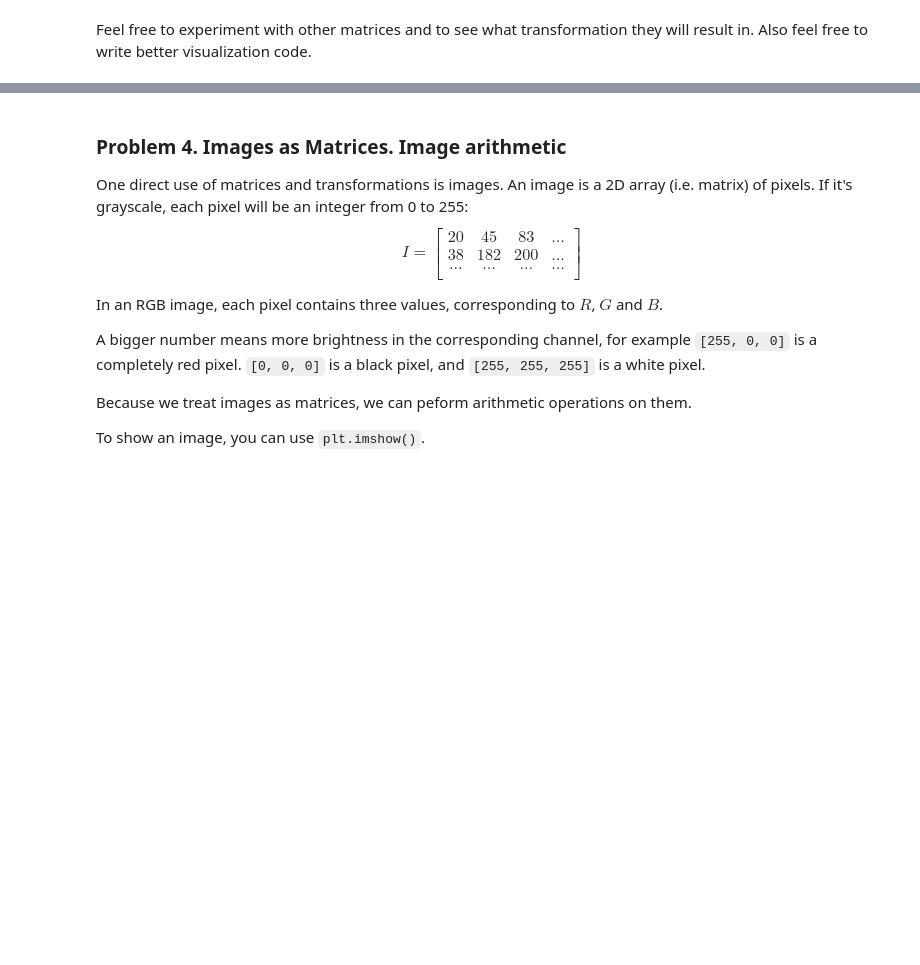
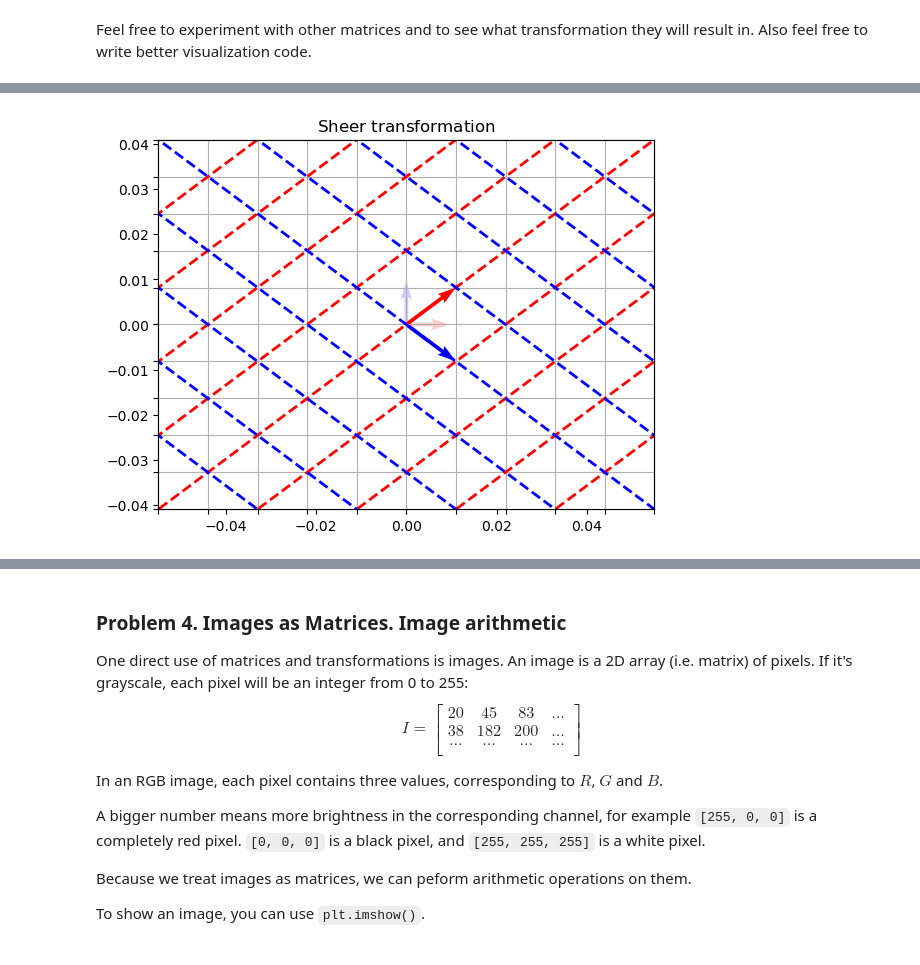
Before and after one commit to i11g/Linear-Algebra, a Jupyter notebook: Linear Algebra Exercise.ipynb, the cells around one changed output, grey strips where cells are left out. Saved outputs shown, nothing was run; the diff lists cells and outputs as text; code cells hidden in the pictures; blank space fills up the shorter version.

```diff
--- a/Linear Algebra Exercise.ipynb
+++ b/Linear Algebra Exercise.ipynb
@@ -556,0 +489,8 @@ visualize_transformation(matrix, r"$\mathrm{300^{\circ}\ rotation}$")
+# %%
+matrix = [
+    [1, 1],
+    [1, -1]
+]
+visualize_transformation(matrix, r"$\mathrm{Sheer\ transformation}$")
+# %% [output]
+[figure, added]
```
Also changed, not shown: parts of 16 cells of this notebook, 6 other files.
